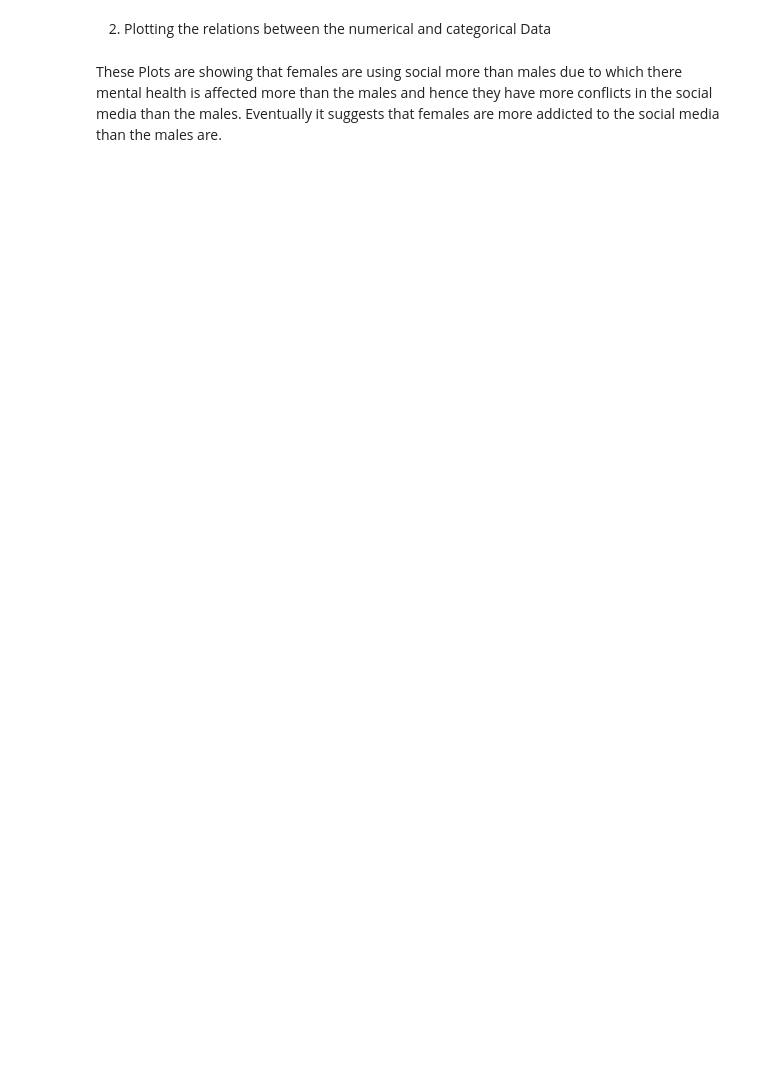
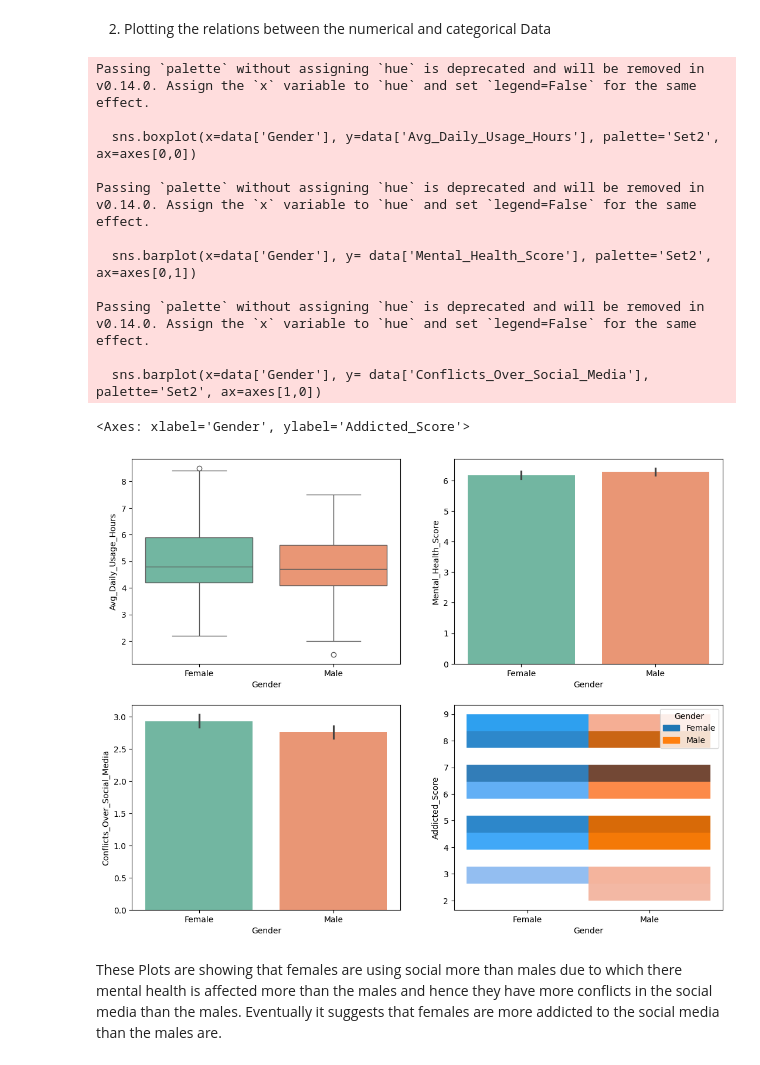
Before and after one commit to Harsh-1598/Students-Social-Media-Addiction, a Jupyter notebook: main.ipynb, the cells around one changed output. Saved outputs shown, nothing was run; the diff lists cells and outputs as text; code cells hidden in the pictures; blank space fills up the shorter version.

```diff
--- a/main.ipynb
+++ b/main.ipynb
@@ -103,9 +243,23 @@ sns.lineplot(x= data['Avg_Daily_Usage_Hours'], y = data['Addicted_Score'], hue=d
 # %%
 fig = plt.figure(figsize=(13,10))
 axes = fig.subplots(2,2)
 sns.boxplot(x=data['Gender'], y=data['Avg_Daily_Usage_Hours'], palette='Set2', ax=axes[0,0])
 sns.barplot(x=data['Gender'], y= data['Mental_Health_Score'], palette='Set2', ax=axes[0,1])
 sns.barplot(x=data['Gender'], y= data['Conflicts_Over_Social_Media'], palette='Set2', ax=axes[1,0])
-sns.histplot(x=data['Gender'], y=data['Addicted_Score'], palette='Set2', ax=axes[1,1])
+sns.histplot(x=data['Gender'], y=data['Addicted_Score'], hue=data['Gender'], ax=axes[1,1])
+# %% [output]
+Passing `palette` without assigning `hue` is deprecated and will be removed in v0.14.0. Assign the `x` variable to `hue` and set `legend=False` for the same effect.
+
+  sns.boxplot(x=data['Gender'], y=data['Avg_Daily_Usage_Hours'], palette='Set2', ax=axes[0,0])
+
+Passing `palette` without assigning `hue` is deprecated and will be removed in v0.14.0. Assign the `x` variable to `hue` and set `legend=False` for the same effect.
+
+  sns.barplot(x=data['Gender'], y= data['Mental_Health_Score'], palette='Set2', ax=axes[0,1])
+
+Passing `palette` without assigning `hue` is deprecated and will be removed in v0.14.0. Assign the `x` variable to `hue` and set `legend=False` for the same effect.
+
+  sns.barplot(x=data['Gender'], y= data['Conflicts_Over_Social_Media'], palette='Set2', ax=axes[1,0])
+<Axes: xlabel='Gender', ylabel='Addicted_Score'>
+[figure, added]
 # %% [markdown]
 These Plots are showing that females are using social more than males due to which there mental health is affected more than the males and hence they have more conflicts in the social media than the males. Eventually it suggests that females are more addicted to the social media than the males are.
```
Also changed, not shown: parts of 62 cells of this notebook.
